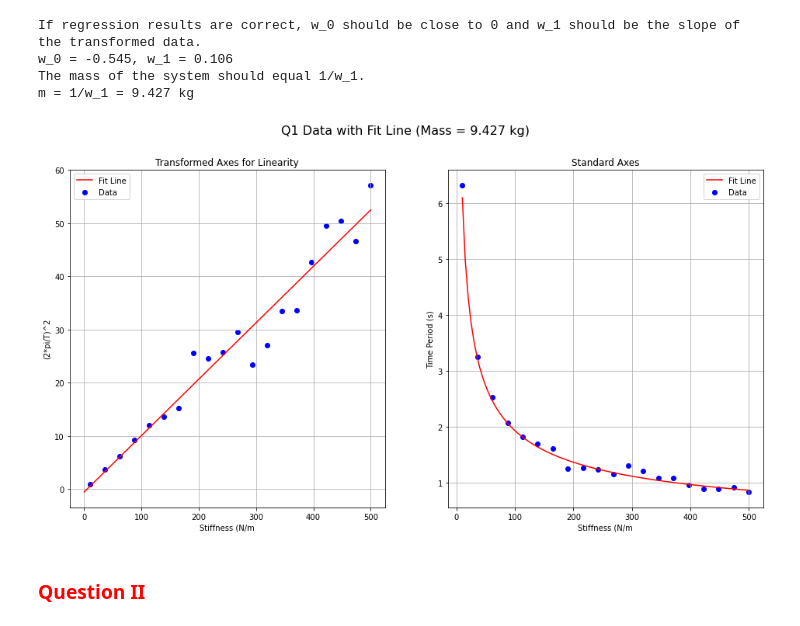
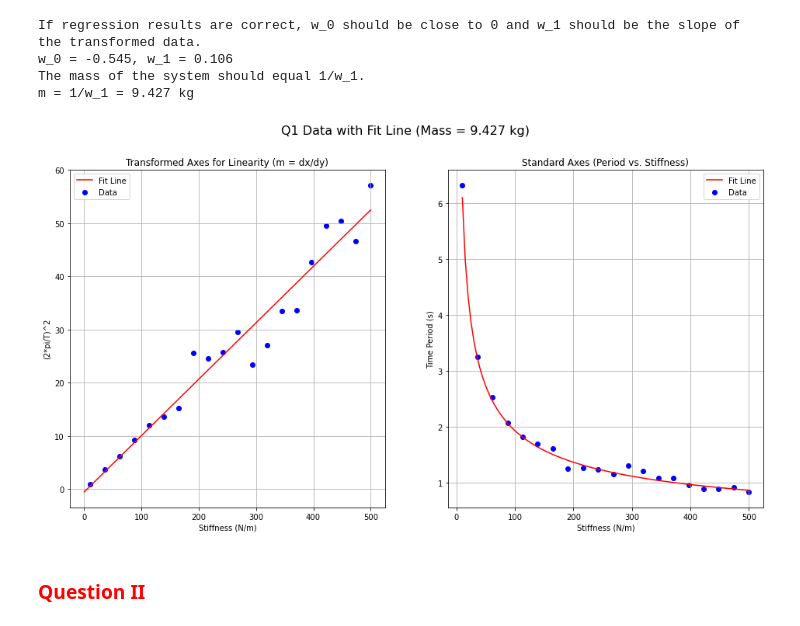
Before and after one commit to yairg98/Data-Driven-Problem-Solving, a Jupyter notebook: Homework 4/Homework_4.ipynb, the cells around one changed output. Cells and saved outputs as stored; diff of their text form; code cells hidden in the pictures.

```diff
--- a/Homework 4/Homework_4.ipynb
+++ b/Homework 4/Homework_4.ipynb
@@ -71,38 +71,38 @@ fig.suptitle(f"Q1 Data with Fit Line (Mass = {m:.3f} kg)", fontsize=16)
 axs[0].scatter(
     x=df1['Stiffness (N/m)'], y=df1['(2*pi/T)^2'],
     label='Data',
     color='b')
 # Plot fit line on transformed axes
 xplot1=np.linspace(0,500,num=100)
 yplot1=w0+w1*xplot1
 axs[0].plot(xplot1,yplot1,color='r',label='Fit Line')
-axs[0].set_xlabel("Stiffness (N/m")
+axs[0].set_xlabel("Stiffness (N/m)")
 axs[0].set_ylabel("(2*pi/T)^2")
-axs[0].set_title("Transformed Axes for Linearity")
+axs[0].set_title("Transformed Axes for Linearity (m = dx/dy)")
 axs[0].legend()
 axs[0].grid()
 
 
 # Second plot - original axes for standard representation of data
 
 # Plot raw data
 axs[1].scatter(
     x=df1['Stiffness (N/m)'], y=df1['Time Period (s)'],
     label='Data',
     color='b')
 # Plot fit line on transformed axes
 xplot2 = np.linspace(df1['Stiffness (N/m)'].min(),500,num=100)
 yplot2 = (2 * np.pi) / (np.sqrt(xplot2/m))
 axs[1].plot(xplot2,yplot2,color='r',label='Fit Line')
-axs[1].set_xlabel("Stiffness (N/m")
+axs[1].set_xlabel("Stiffness (N/m)")
 axs[1].set_ylabel("Time Period (s)")
-axs[1].set_title("Standard Axes")
+axs[1].set_title("Standard Axes (Period vs. Stiffness)")
 axs[1].legend()
 axs[1].grid()
 
 plt.show()
 # %% [output]
-[figure, old version]
+[figure, new version]
 # %% [markdown]
 ### <font color='red'>__Question II__</font>
 # %% [markdown]
```
Also changed, not shown: parts of 3 cells of this notebook, 1 other file.
